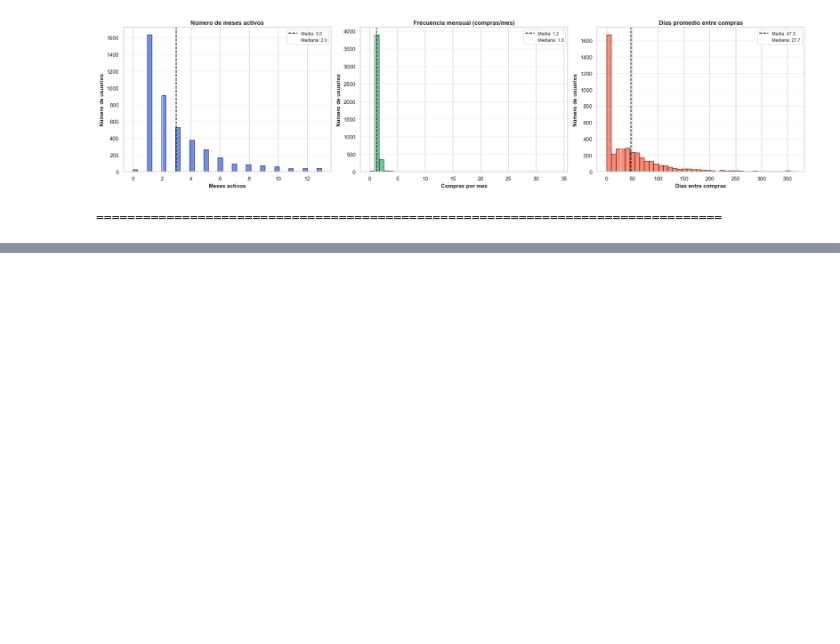
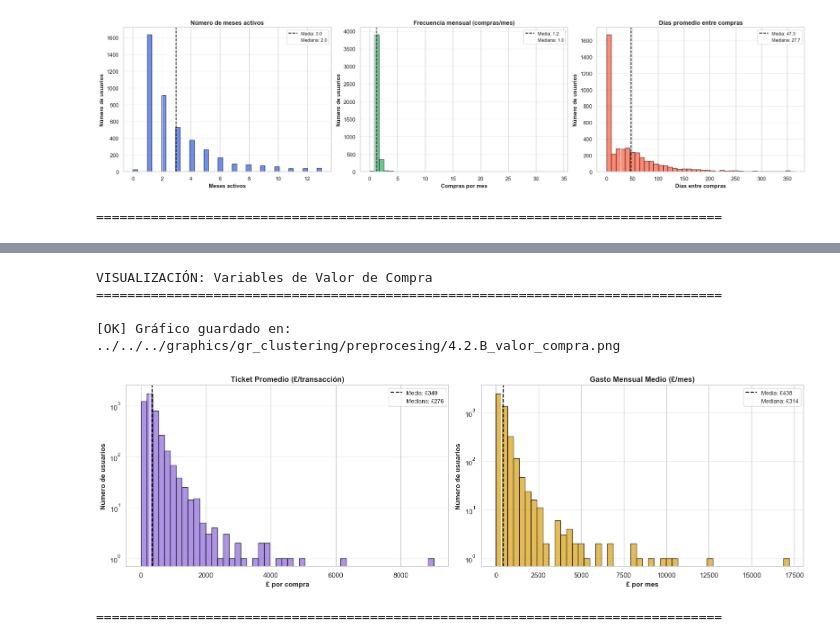
Before and after one commit to ravel01106/proyecto-master-ia-big-data, a Jupyter notebook: notebooks/clustering_proyect/preprocesing/preprocesing_data_clustering.ipynb, the cells around one changed output, grey strips where cells are left out. Cells and saved outputs as stored; diff of their text form; code cells hidden in the pictures; blank space fills up the shorter version.

Commit message:
commit 22 ticket promedio

```diff
--- a/notebooks/clustering_proyect/preprocesing/preprocesing_data_clustering.ipynb
+++ b/notebooks/clustering_proyect/preprocesing/preprocesing_data_clustering.ipynb
@@ -1282,0 +1380,41 @@ VISUALIZACIÓN: Variables de Frecuencia Temporal
+# %%
+# ── Visualización de las variables de valor de compra ────────────────────────
+
+print('\nVISUALIZACIÓN: Variables de Valor de Compra')
+print('='*80)
+
+fig, axes = plt.subplots(1, 2, figsize=(16, 5))
+
+variables = [
+    ('ticket_promedio', '£ por compra',  'Ticket Promedio (£/transacción)', 'mediumpurple'),
+    ('gasto_mensual',   '£ por mes',     'Gasto Mensual Medio (£/mes)',     'goldenrod'),
+]
+
+for ax, (col, xlabel, title, color) in zip(axes, variables):
+    ax.hist(df_rfm[col], bins=50, color=color, edgecolor='black', alpha=0.75)
+    ax.axvline(df_rfm[col].mean(),   color='black', linestyle='--', linewidth=1.5,
+               label=f'Media: £{df_rfm[col].mean():,.0f}')
+    ax.axvline(df_rfm[col].median(), color='white', linestyle='-',  linewidth=1.5,
+               label=f'Mediana: £{df_rfm[col].median():,.0f}')
+    ax.set_xlabel(xlabel, fontsize=11, fontweight='bold')
+    ax.set_ylabel('Número de usuarios', fontsize=11, fontweight='bold')
+    ax.set_title(title, fontsize=12, fontweight='bold')
+    ax.set_yscale('log')
+    ax.legend(fontsize=9)
+    ax.grid(axis='y', alpha=0.3)
+
+plt.tight_layout()
+
+ruta_grafico = os.path.join(RUTA_GRAFICOS, '4.2.B_valor_compra.png')
+plt.savefig(ruta_grafico, dpi=300, bbox_inches='tight')
+print(f'\n[OK] Gráfico guardado en: {ruta_grafico}')
+
+plt.show()
+print('\n' + '='*80)
+# %% [output]
+VISUALIZACIÓN: Variables de Valor de Compra
+================================================================================
+
+[OK] Gráfico guardado en: ../../../graphics/gr_clustering/preprocesing/4.2.B_valor_compra.png
+[figure, added]
+================================================================================
```
Also changed, not shown: parts of 3 cells of this notebook, 1 other file.
